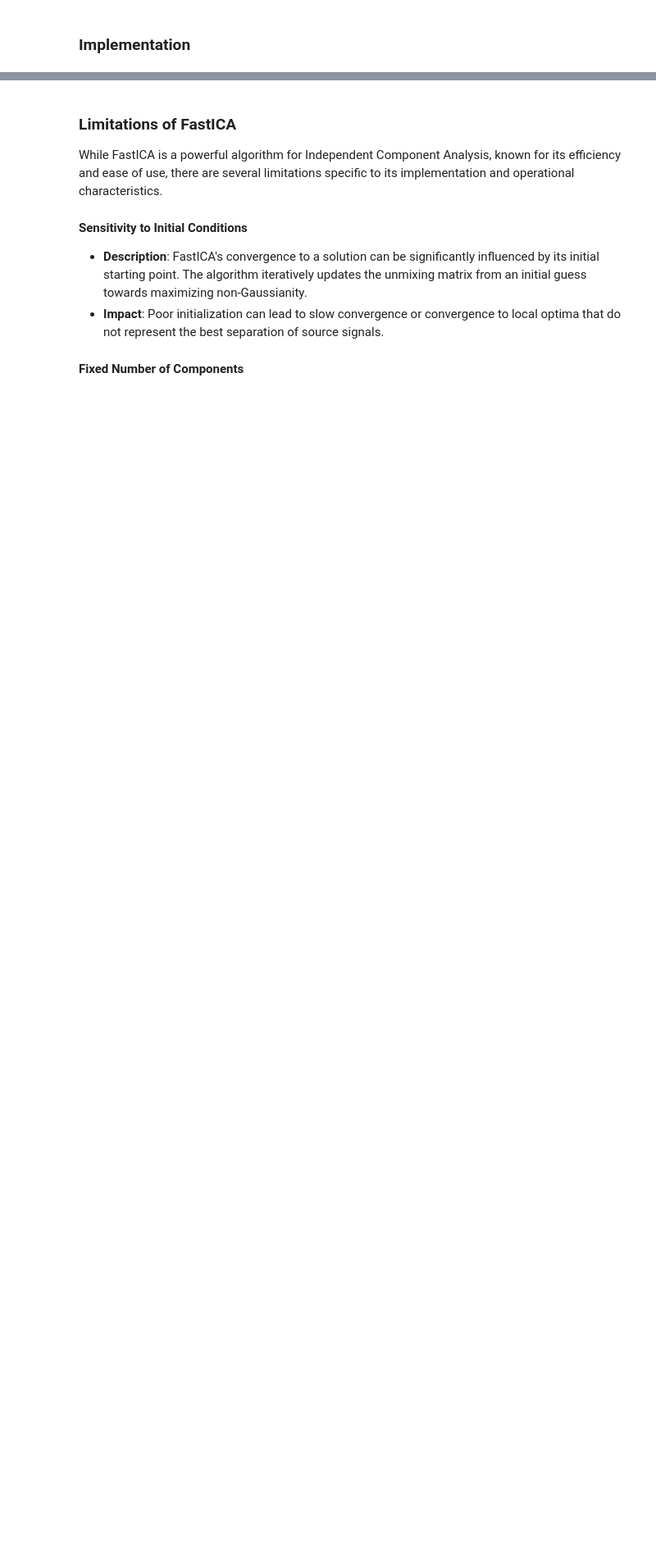
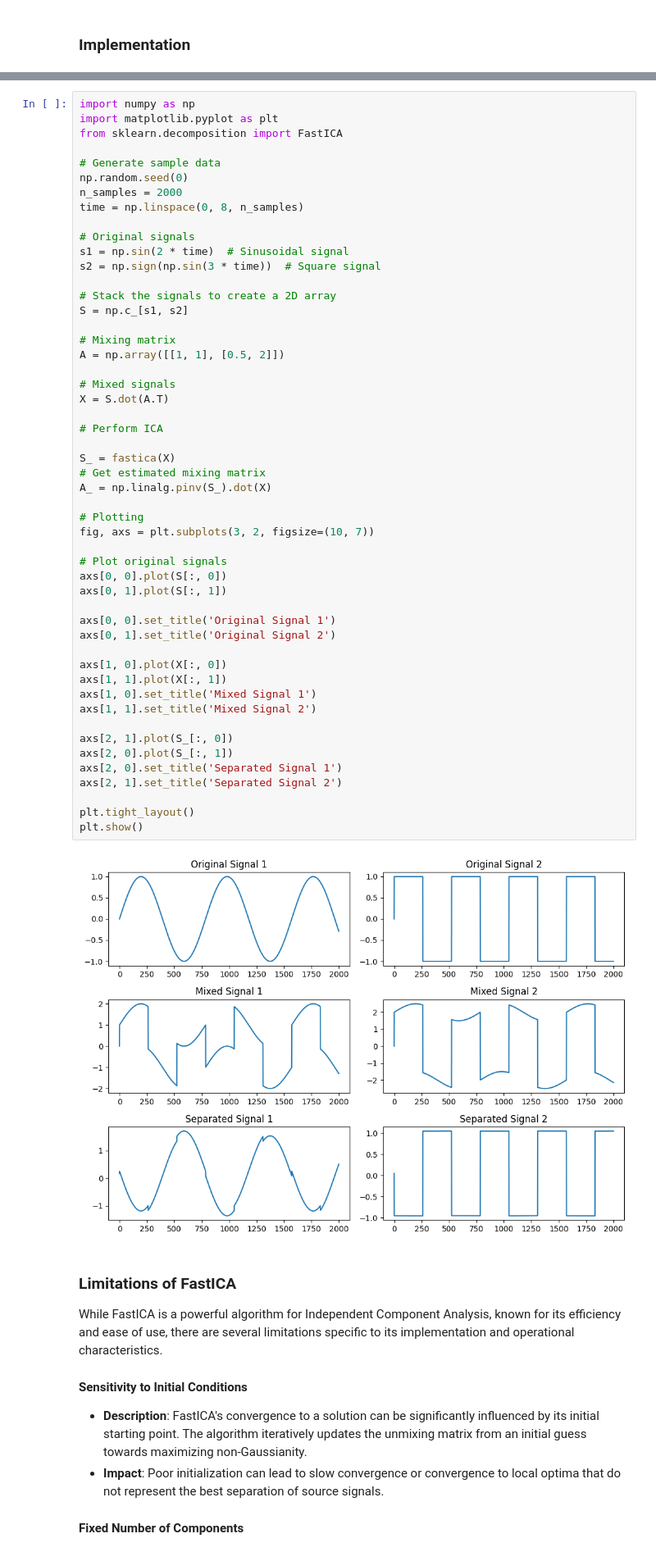
Before and after one commit to iajaykarthick/SleepStageClassifier, a Jupyter notebook: notebooks/ICA/fast_ica.ipynb, the cells around one changed output, grey strips where cells are left out. Shown at 82% size. Cells and saved outputs as stored; diff of their text form; blank space fills up the shorter version.

Commit message:
Add FastICA Implementation from scratch

```diff
--- a/notebooks/ICA/fast_ica.ipynb
+++ b/notebooks/ICA/fast_ica.ipynb
@@ -52,3 +105,56 @@ FastICA is a powerful method for separating independent components from multivar
+# %%
+import numpy as np
+import matplotlib.pyplot as plt
+from sklearn.decomposition import FastICA
+
+# Generate sample data
+np.random.seed(0)
+n_samples = 2000
+time = np.linspace(0, 8, n_samples)
+
+# Original signals
+s1 = np.sin(2 * time)  # Sinusoidal signal
+s2 = np.sign(np.sin(3 * time))  # Square signal
+
+# Stack the signals to create a 2D array
+S = np.c_[s1, s2]
+
+# Mixing matrix
+A = np.array([[1, 1], [0.5, 2]])
+
+# Mixed signals
+X = S.dot(A.T)
+
+# Perform ICA
+
+S_ = fastica(X)
+# Get estimated mixing matrix
+A_ = np.linalg.pinv(S_).dot(X)
+
+# Plotting
+fig, axs = plt.subplots(3, 2, figsize=(10, 7))
+
+# Plot original signals
+axs[0, 0].plot(S[:, 0])
+axs[0, 1].plot(S[:, 1])
+
+axs[0, 0].set_title('Original Signal 1')
+axs[0, 1].set_title('Original Signal 2')
+
+axs[1, 0].plot(X[:, 0])
+axs[1, 1].plot(X[:, 1])
+axs[1, 0].set_title('Mixed Signal 1')
+axs[1, 1].set_title('Mixed Signal 2')
+
+axs[2, 1].plot(S_[:, 0])
+axs[2, 0].plot(S_[:, 1])
+axs[2, 0].set_title('Separated Signal 1')
+axs[2, 1].set_title('Separated Signal 2')
+
+plt.tight_layout()
+plt.show()
+# %% [output]
+[figure, added]
 # %% [markdown]
 ### Limitations of FastICA
 
```
Also changed, not shown: parts of 1 cell of this notebook.
